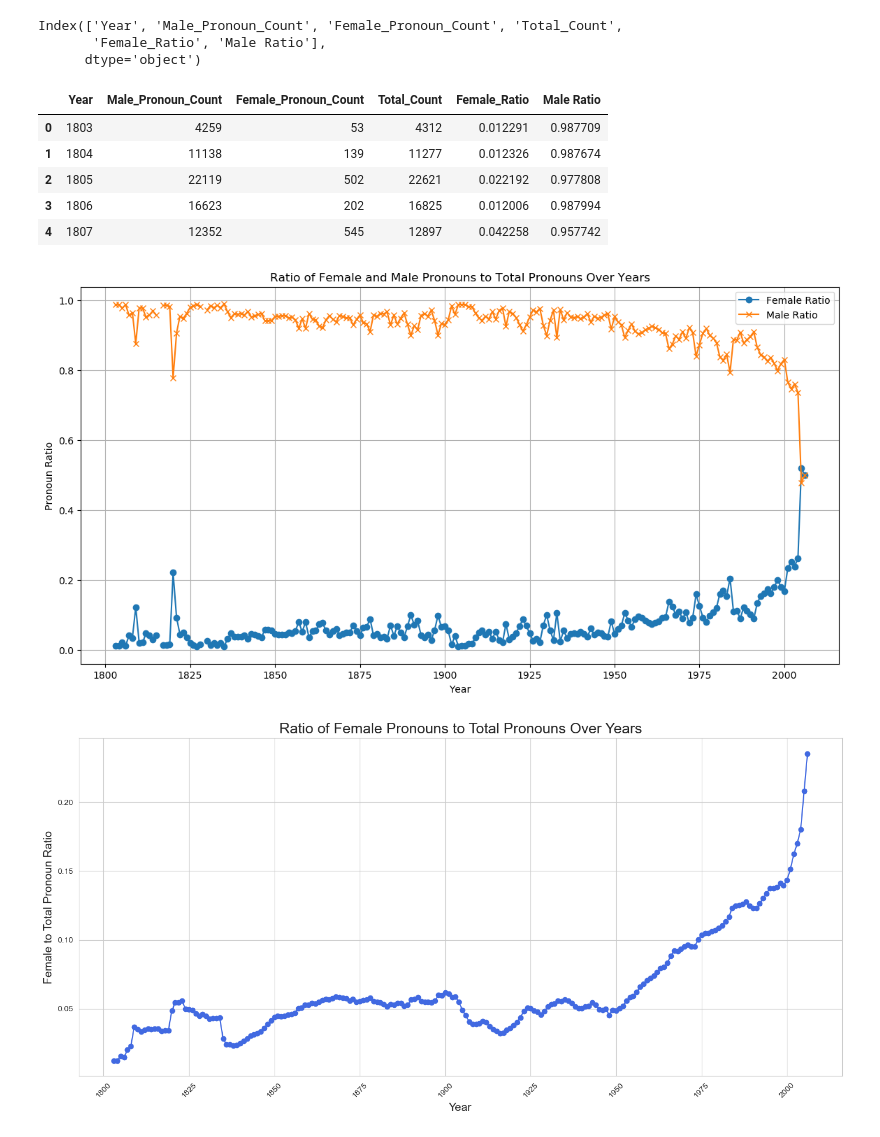
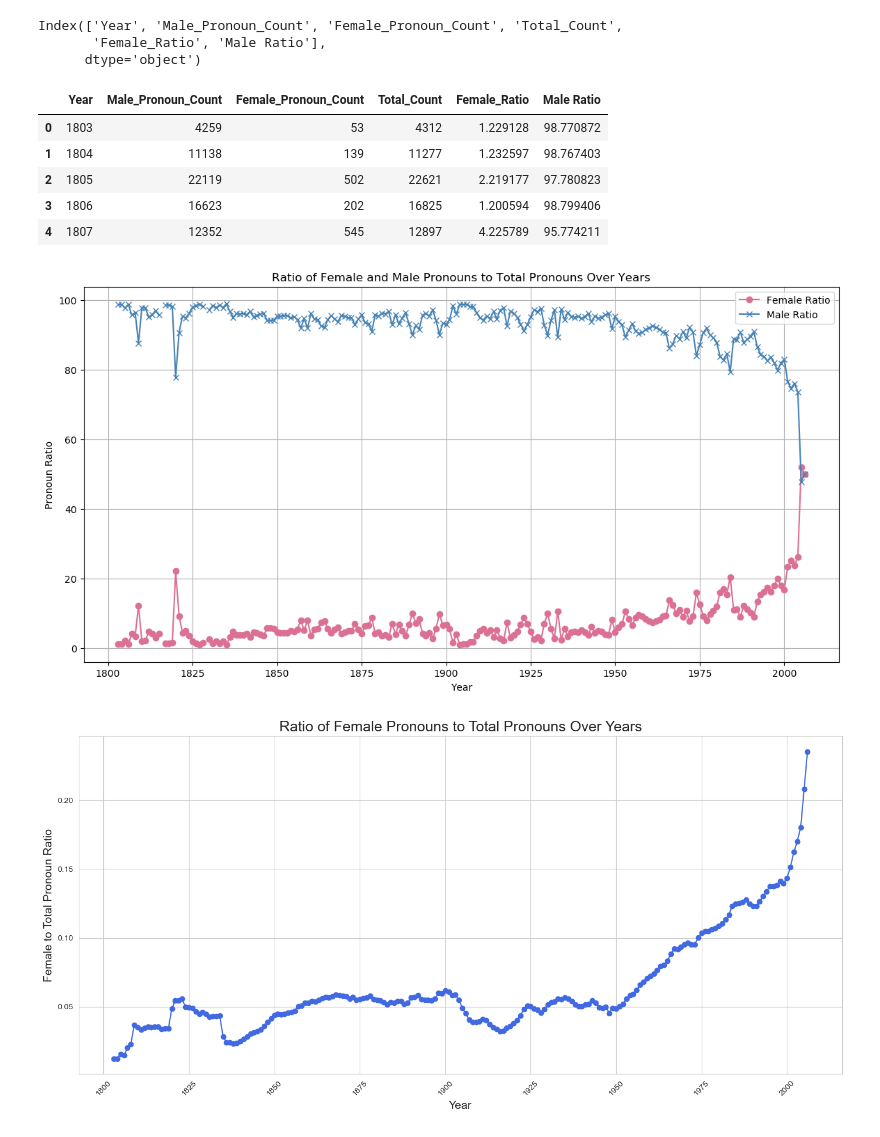
Before and after one commit to xssti/Analysis-of-gender-perception, a Jupyter notebook: ADS-2/Jupyter-Notebooks/Pronoun-count.ipynb, the cells around one changed output. Cells and saved outputs as stored; diff of their text form; code cells hidden in the pictures.

Commit message:
updated-Pronoun-Count

```diff
--- a/ADS-2/Jupyter-Notebooks/Pronoun-count.ipynb
+++ b/ADS-2/Jupyter-Notebooks/Pronoun-count.ipynb
@@ -341,8 +341,8 @@ df.head(5)
 # %%
 # Calculate the ratio of female pronouns to the total pronoun count
 df['Total_Count'] = df['Male_Pronoun_Count'] + df['Female_Pronoun_Count']
-df['Female_Ratio'] = df['Female_Pronoun_Count'] / df['Total_Count']
-df['Male Ratio'] = df['Male_Pronoun_Count'] / df['Total_Count']
+df['Female_Ratio'] = (df['Female_Pronoun_Count'] / df['Total_Count']) * 100
+df['Male Ratio'] = (df['Male_Pronoun_Count'] / df['Total_Count'])*100
 # %%
 print(df.columns)
 # %% [output]
@@ -353,24 +353,24 @@ Index(['Year', 'Male_Pronoun_Count', 'Female_Pronoun_Count', 'Total_Count',
 df.head(5)
 # %% [output]
 |  | Year | Male_Pronoun_Count | Female_Pronoun_Count | Total_Count | Female_Ratio | Male Ratio |
-| 0 | 1803 | 4259 | 53 | 4312 | 0.012291 | 0.987709 |
-| 1 | 1804 | 11138 | 139 | 11277 | 0.012326 | 0.987674 |
-| 2 | 1805 | 22119 | 502 | 22621 | 0.022192 | 0.977808 |
-| 3 | 1806 | 16623 | 202 | 16825 | 0.012006 | 0.987994 |
-| 4 | 1807 | 12352 | 545 | 12897 | 0.042258 | 0.957742 |
+| 0 | 1803 | 4259 | 53 | 4312 | 1.229128 | 98.770872 |
+| 1 | 1804 | 11138 | 139 | 11277 | 1.232597 | 98.767403 |
+| 2 | 1805 | 22119 | 502 | 22621 | 2.219177 | 97.780823 |
+| 3 | 1806 | 16623 | 202 | 16825 | 1.200594 | 98.799406 |
+| 4 | 1807 | 12352 | 545 | 12897 | 4.225789 | 95.774211 |
 # %%
 # Plot the ratios
 plt.figure(figsize=(14, 7))
-plt.plot(df['Year'], df['Female_Ratio'], marker='o', label='Female Ratio')
-plt.plot(df['Year'], df['Male Ratio'], marker='x', label='Male Ratio')
+plt.plot(df['Year'], df['Female_Ratio'], marker='o', color='palevioletred', label='Female Ratio')
+plt.plot(df['Year'], df['Male Ratio'], marker='x',color = 'steelblue', label='Male Ratio')
 plt.title('Ratio of Female and Male Pronouns to Total Pronouns Over Years')
 plt.xlabel('Year')
 plt.ylabel('Pronoun Ratio')
 plt.grid(True)
 plt.legend()  # Add a legend to distinguish the lines
 plt.show()
 # %% [output]
-[figure, old version]
+[figure, new version]
 # %%
 import seaborn as sns
 
```
